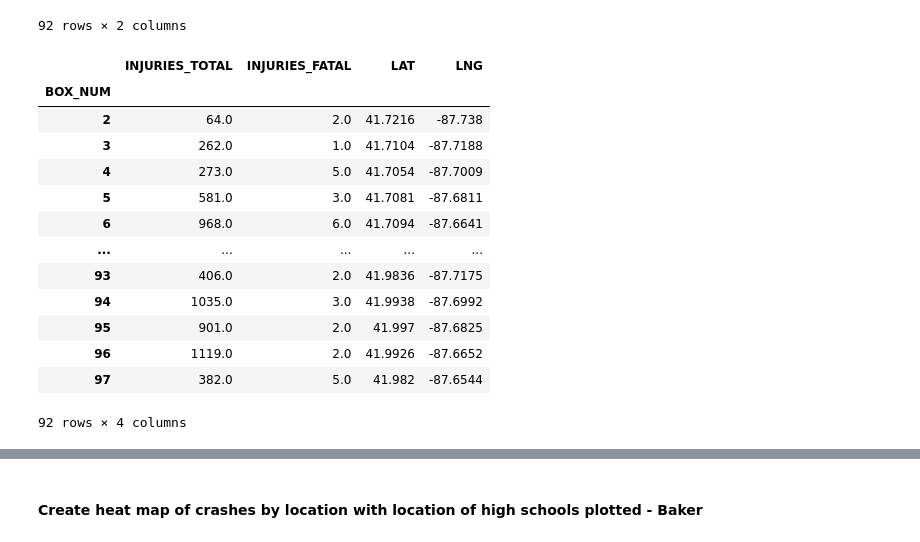
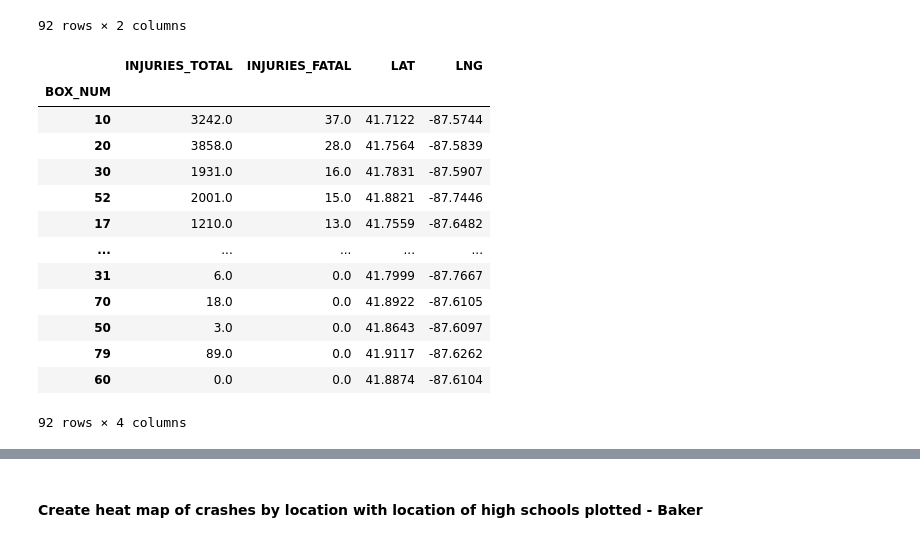
Before and after one commit to andrewbankston/project-one, a Jupyter notebook: Chicago_Crashes.ipynb, the cells around one changed output, grey strips where cells are left out. Cells and saved outputs as stored; diff of their text form; code cells hidden in the pictures.

Commit message:
fatal southside and Romi graphs

```diff
--- a/Chicago_Crashes.ipynb
+++ b/Chicago_Crashes.ipynb
@@ -168,7 +168,7 @@ duplicate_locations.sort_values(['LATITUDE', 'LONGITUDE']).head(50)
 locdata = crash_df.loc[(crash_df["LATITUDE"] >= 41) & \
                                   (crash_df["LATITUDE"] <= 43) & \
                                   (crash_df["LONGITUDE"] >= -88) & \
-                                  (crash_df["LONGITUDE"] <= -87), ["LATITUDE","LONGITUDE","INJURIES_TOTAL","INJURIES_FATAL"]]
+                                  (crash_df["LONGITUDE"] <= -87), ["LATITUDE","LONGITUDE","INJURIES_TOTAL","INJURIES_FATAL", "TRAFFICWAY_TYPE"]]
 # %%
 # assign coordinates to sections in 10x10 geographical grid
 sections = 10
@@ -215,26 +215,26 @@ injury_per_box
 # %%
 # generate coordinate for each square based on the average latitude and longitude of all crashes in that square
 injury_per_box["LAT"] = ""
 injury_per_box["LNG"] = ""
 for box in list(injury_per_box.index):
     box_df = locdata.loc[locdata["BOX_NUM"] == box,["LATITUDE","LONGITUDE"]]
     injury_per_box.loc[box,"LAT"] = box_df["LATITUDE"].mean()
     injury_per_box.loc[box,"LNG"] = box_df["LONGITUDE"].mean()
-injury_per_box
+injury_per_box.sort_values('INJURIES_FATAL', ascending = False)
 # %% [output]
 |  | INJURIES_TOTAL | INJURIES_FATAL | LAT | LNG |
 | BOX_NUM |  |  |  |  |
-| 2 | 64.0 | 2.0 | 41.7216 | -87.738 |
-| 3 | 262.0 | 1.0 | 41.7104 | -87.7188 |
-| 4 | 273.0 | 5.0 | 41.7054 | -87.7009 |
-| 5 | 581.0 | 3.0 | 41.7081 | -87.6811 |
-| 6 | 968.0 | 6.0 | 41.7094 | -87.6641 |
+| 10 | 3242.0 | 37.0 | 41.7122 | -87.5744 |
+| 20 | 3858.0 | 28.0 | 41.7564 | -87.5839 |
+| 30 | 1931.0 | 16.0 | 41.7831 | -87.5907 |
+| 52 | 2001.0 | 15.0 | 41.8821 | -87.7446 |
+| 17 | 1210.0 | 13.0 | 41.7559 | -87.6482 |
 | ... | ... | ... | ... | ... |
-| 93 | 406.0 | 2.0 | 41.9836 | -87.7175 |
-| 94 | 1035.0 | 3.0 | 41.9938 | -87.6992 |
-| 95 | 901.0 | 2.0 | 41.997 | -87.6825 |
-| 96 | 1119.0 | 2.0 | 41.9926 | -87.6652 |
-| 97 | 382.0 | 5.0 | 41.982 | -87.6544 |
+| 31 | 6.0 | 0.0 | 41.7999 | -87.7667 |
+| 70 | 18.0 | 0.0 | 41.8922 | -87.6105 |
+| 50 | 3.0 | 0.0 | 41.8643 | -87.6097 |
+| 79 | 89.0 | 0.0 | 41.9117 | -87.6262 |
+| 60 | 0.0 | 0.0 | 41.8874 | -87.6104 |
 92 rows × 4 columns
 # %%
 # Create heat map for total injuries by location
```
Also changed, not shown: parts of 10 cells of this notebook, 5 other files.
